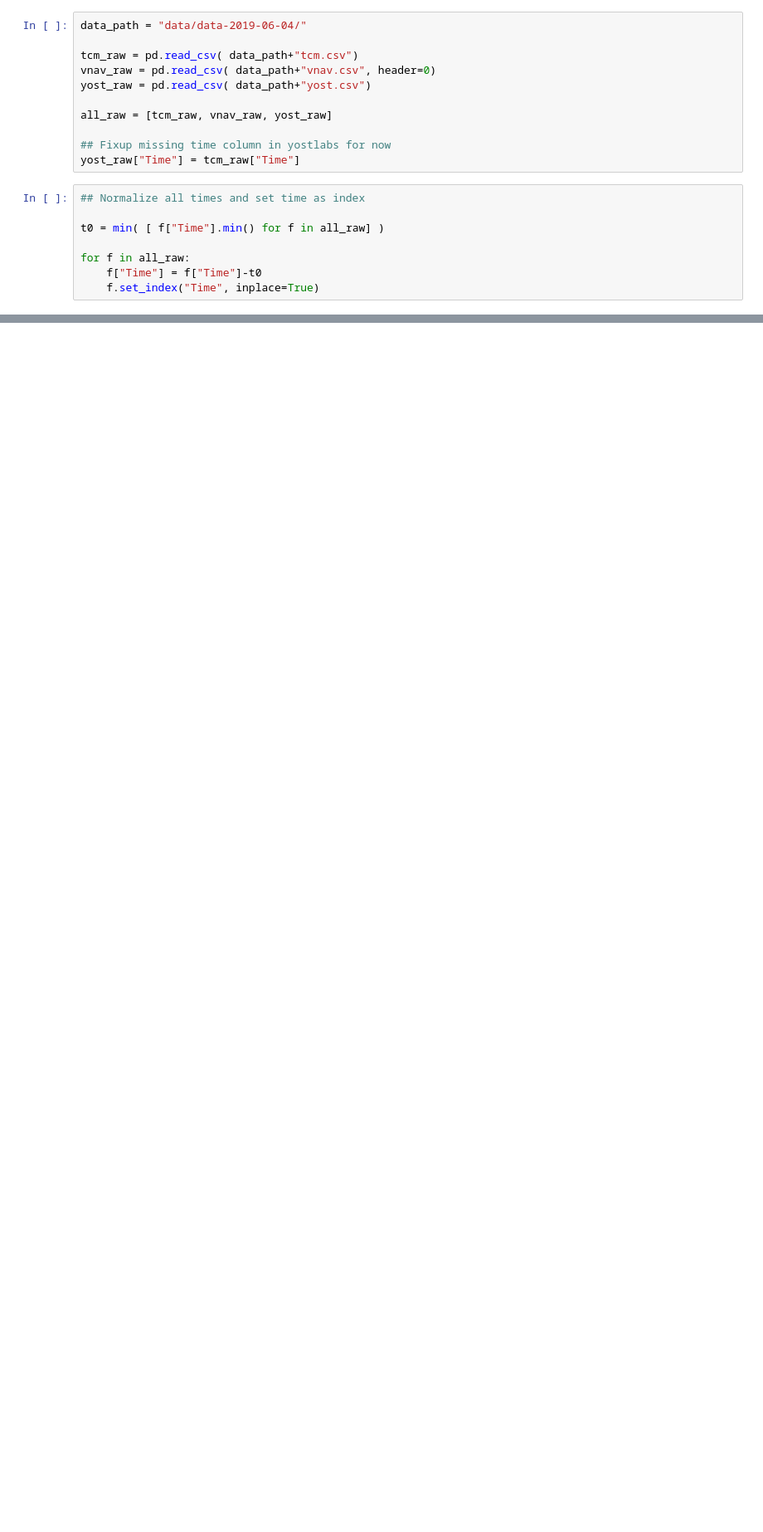
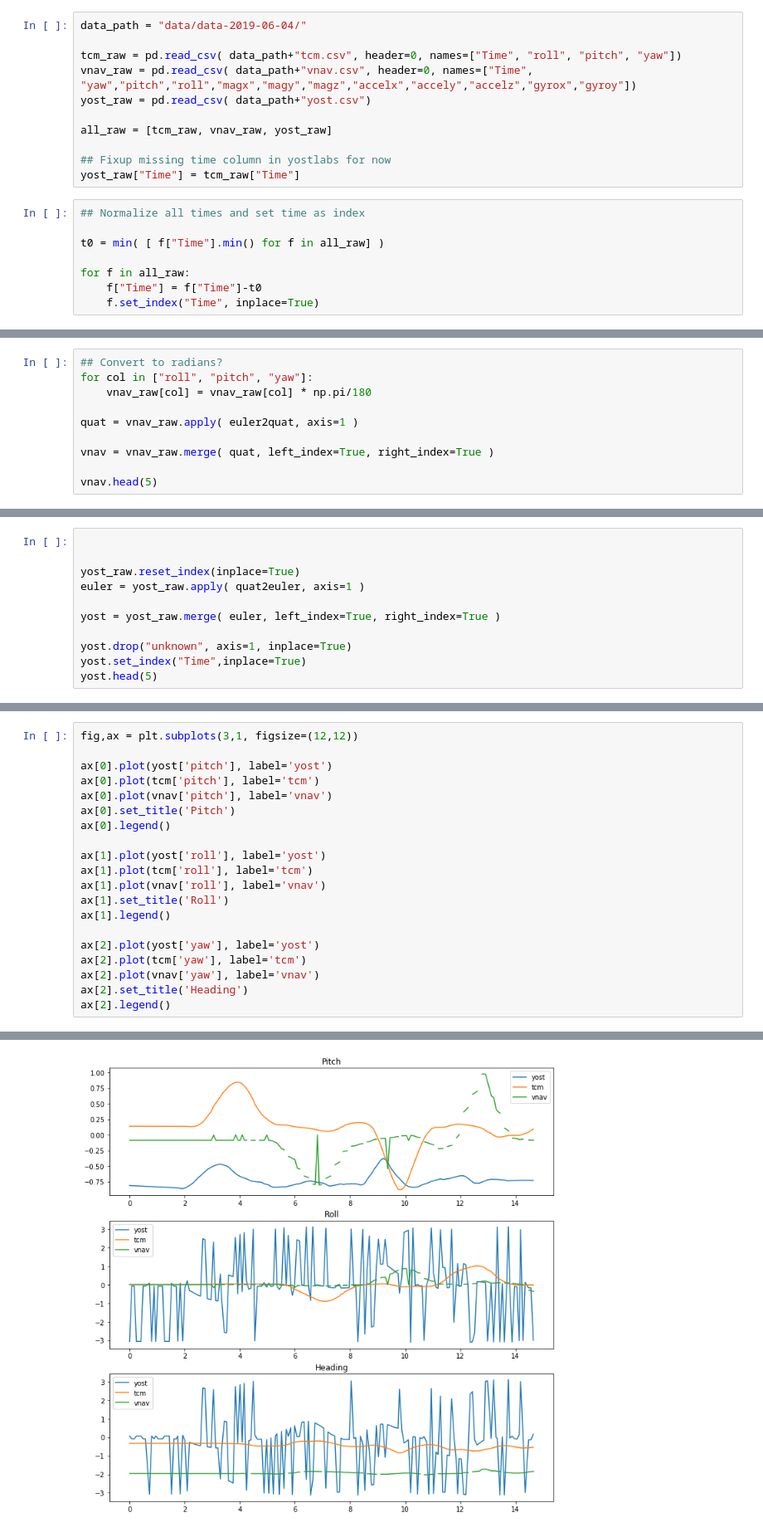
Before and after one commit to amarburg/covis_imu_analysis, a Jupyter notebook: imu_analysis.ipynb, the cells around one changed output, grey strips where cells are left out. Shown at 83% size. Cells and saved outputs as stored; diff of their text form; blank space fills up the shorter version.

```diff
--- a/imu_analysis.ipynb
+++ b/imu_analysis.ipynb
@@ -7,8 +9,8 @@ import matplotlib
 # %%
 data_path = "data/data-2019-06-04/"
 
-tcm_raw = pd.read_csv( data_path+"tcm.csv")
-vnav_raw = pd.read_csv( data_path+"vnav.csv", header=0)
+tcm_raw = pd.read_csv( data_path+"tcm.csv", header=0, names=["Time", "roll", "pitch", "yaw"])
+vnav_raw = pd.read_csv( data_path+"vnav.csv", header=0, names=["Time", "yaw","pitch","roll","magx","magy","magz","accelx","accely","accelz","gyrox","gyroy"])
 yost_raw = pd.read_csv( data_path+"yost.csv")
 
 all_raw = [tcm_raw, vnav_raw, yost_raw]
@@ -61,0 +69,10 @@ yost_raw.head(5)
+# %%
+## Convert to radians?
+for col in ["roll", "pitch", "yaw"]:
+    vnav_raw[col] = vnav_raw[col] * np.pi/180
+
+quat = vnav_raw.apply( euler2quat, axis=1 )
+
+vnav = vnav_raw.merge( quat, left_index=True, right_index=True )
+
+vnav.head(5)
@@ -61,0 +87,11 @@ yost_raw.head(5)
+# %%
+
+
+yost_raw.reset_index(inplace=True)
+euler = yost_raw.apply( quat2euler, axis=1 )
+
+yost = yost_raw.merge( euler, left_index=True, right_index=True )
+
+yost.drop("unknown", axis=1, inplace=True)
+yost.set_index("Time",inplace=True)
+yost.head(5)
@@ -61,0 +106,21 @@ yost_raw.head(5)
+# %%
+fig,ax = plt.subplots(3,1, figsize=(12,12))
+
+ax[0].plot(yost['pitch'], label='yost')
+ax[0].plot(tcm['pitch'], label='tcm')
+ax[0].plot(vnav['pitch'], label='vnav')
+ax[0].set_title('Pitch')
+ax[0].legend()
+
+ax[1].plot(yost['roll'], label='yost')
+ax[1].plot(tcm['roll'], label='tcm')
+ax[1].plot(vnav['roll'], label='vnav')
+ax[1].set_title('Roll')
+ax[1].legend()
+
+ax[2].plot(yost['yaw'], label='yost')
+ax[2].plot(tcm['yaw'], label='tcm')
+ax[2].plot(vnav['yaw'], label='vnav')
+ax[2].set_title('Heading')
+ax[2].legend()
+# %% [output]
@@ -61,0 +128 @@ yost_raw.head(5)
+[figure, added]
```
Also changed, not shown: parts of 10 cells of this notebook.
